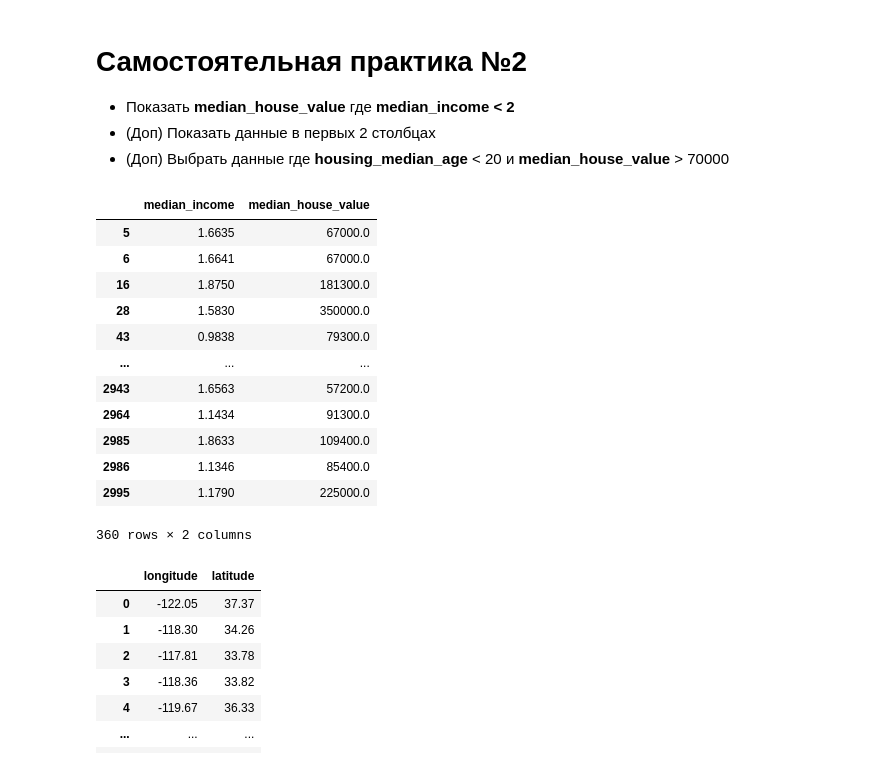
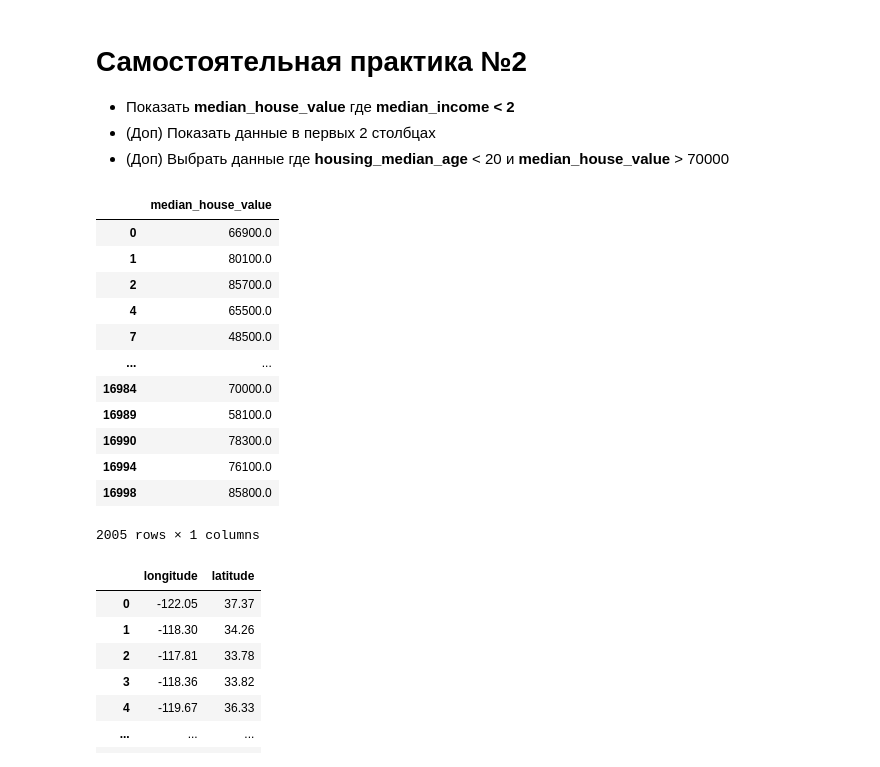
Before and after one commit to stefaniya123/dz_python, a Jupyter notebook: 11sem.ipynb, the cells around one changed output. Drawn from its saved outputs; the diff is of its cells as text; code cells hidden in the pictures.

```diff
--- a/11sem.ipynb
+++ b/11sem.ipynb
@@ -307,21 +267,21 @@ df.loc[df['population'] < 100, ['total_bedrooms', 'total_rooms']]
 *   (Доп) Показать данные в первых 2 столбцах
 *   (Доп) Выбрать данные где **housing_median_age** < 20 и **median_house_value** > 70000
 # %%
-df.loc[df['median_income']<2,['median_income','median_house_value']]
+df.loc[(df['median_income'])<2, ['median_house_value']]
 # %% [output]
-|  | median_income | median_house_value |
-| 5 | 1.6635 | 67000.0 |
-| 6 | 1.6641 | 67000.0 |
-| 16 | 1.8750 | 181300.0 |
-| 28 | 1.5830 | 350000.0 |
-| 43 | 0.9838 | 79300.0 |
-| ... | ... | ... |
-| 2943 | 1.6563 | 57200.0 |
-| 2964 | 1.1434 | 91300.0 |
-| 2985 | 1.8633 | 109400.0 |
-| 2986 | 1.1346 | 85400.0 |
-| 2995 | 1.1790 | 225000.0 |
+|  | median_house_value |
+| 0 | 66900.0 |
+| 1 | 80100.0 |
+| 2 | 85700.0 |
+| 4 | 65500.0 |
+| 7 | 48500.0 |
+| ... | ... |
+| 16984 | 70000.0 |
+| 16989 | 58100.0 |
+| 16990 | 78300.0 |
+| 16994 | 76100.0 |
+| 16998 | 85800.0 |
-360 rows × 2 columns
+2005 rows × 1 columns
 # %%
 df[['longitude','latitude']]
 # %% [output]
```
Also changed, not shown: parts of 12 cells of this notebook.
